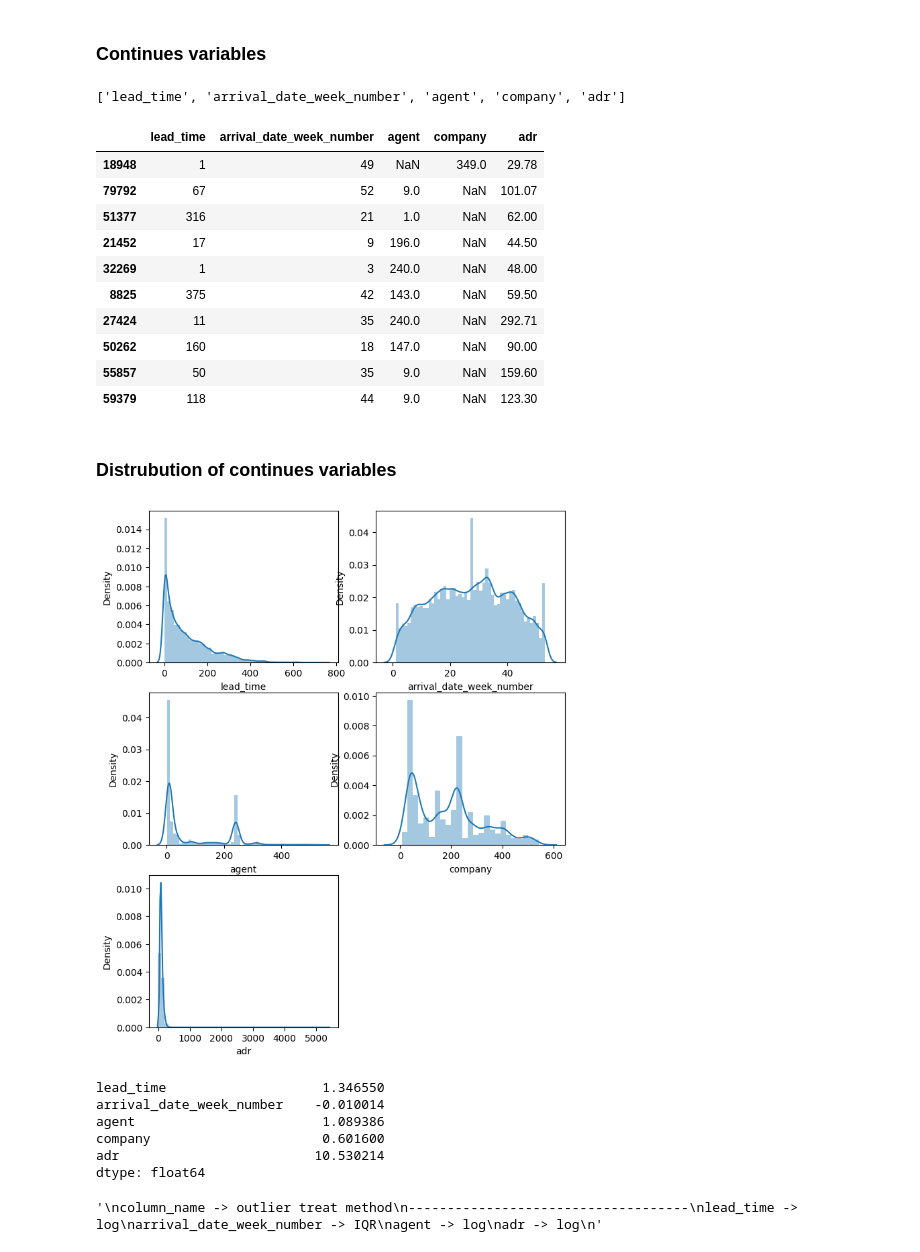
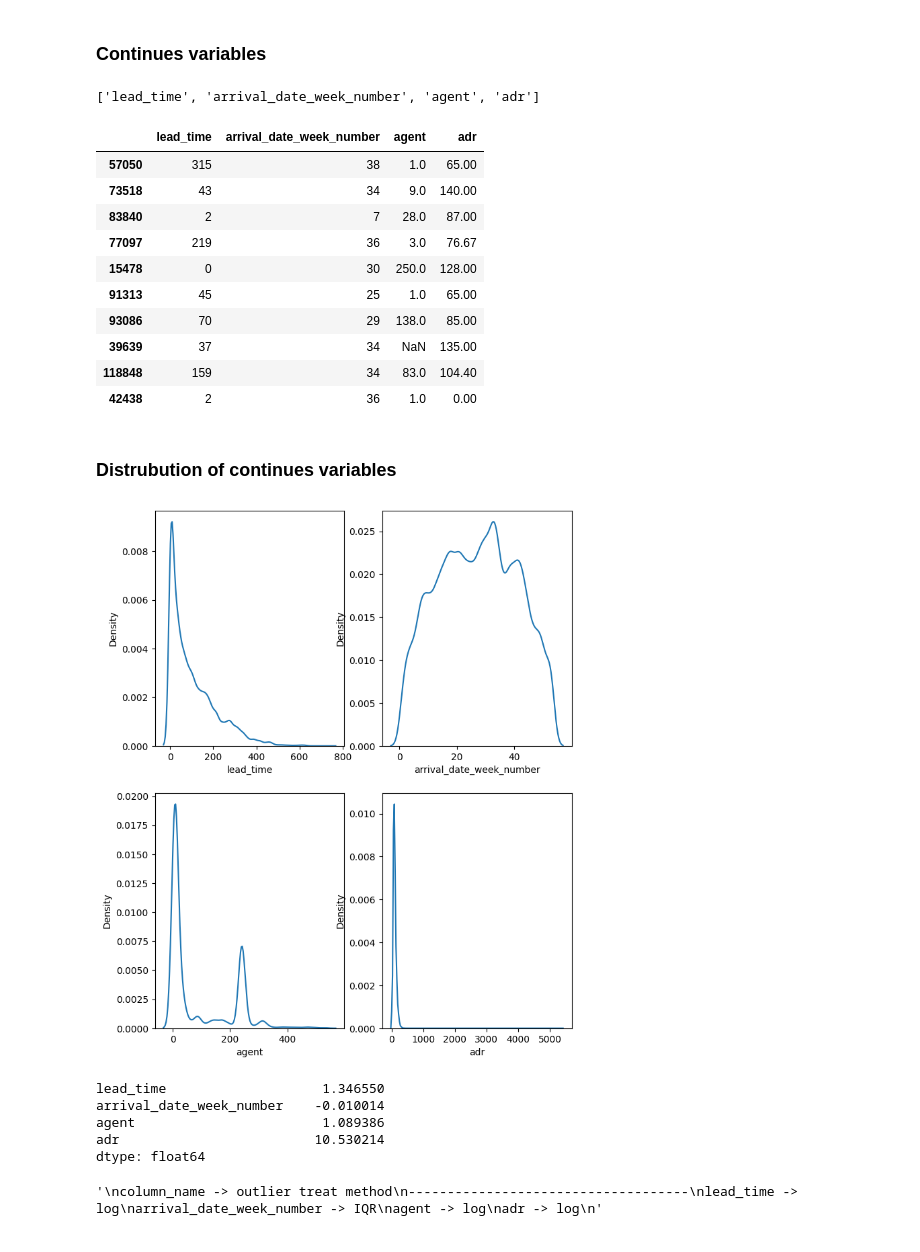
Before and after one commit to adnaen/hotel-cancellation-prediction, a Jupyter notebook: notebooks/01-data_exploration.ipynb, the cells around one changed output. Drawn from its saved outputs; the diff is of its cells as text; code cells hidden in the pictures.

```diff
--- a/notebooks/01-data_exploration.ipynb
+++ b/notebooks/01-data_exploration.ipynb
@@ -89,7 +89,7 @@ Index(['hotel', 'is_canceled', 'lead_time', 'arrival_date_year',
        'phone-number', 'credit_card'],
       dtype='object')
 # %%
-unwanted_columns = ["email", "phone-number", "credit_card", "name"]
+unwanted_columns = ["email", "phone-number", "credit_card", "name", "company"]
 df = df.drop(columns=unwanted_columns)
 # %% [markdown]
 Datatypes
@@ -177,38 +177,37 @@ continues_variables.remove("previous_bookings_not_canceled")
 continues_variables.remove("days_in_waiting_list")
 continues_variables
 # %% [output]
-['lead_time', 'arrival_date_week_number', 'agent', 'company', 'adr']
+['lead_time', 'arrival_date_week_number', 'agent', 'adr']
 # %%
 df[continues_variables].sample(10)
 # %% [output]
-|  | lead_time | arrival_date_week_number | agent | company | adr |
-| 18948 | 1 | 49 | NaN | 349.0 | 29.78 |
-| 79792 | 67 | 52 | 9.0 | NaN | 101.07 |
-| 51377 | 316 | 21 | 1.0 | NaN | 62.00 |
-| 21452 | 17 | 9 | 196.0 | NaN | 44.50 |
-| 32269 | 1 | 3 | 240.0 | NaN | 48.00 |
-| 8825 | 375 | 42 | 143.0 | NaN | 59.50 |
-| 27424 | 11 | 35 | 240.0 | NaN | 292.71 |
-| 50262 | 160 | 18 | 147.0 | NaN | 90.00 |
-| 55857 | 50 | 35 | 9.0 | NaN | 159.60 |
-| 59379 | 118 | 44 | 9.0 | NaN | 123.30 |
+|  | lead_time | arrival_date_week_number | agent | adr |
+| 57050 | 315 | 38 | 1.0 | 65.00 |
+| 73518 | 43 | 34 | 9.0 | 140.00 |
+| 83840 | 2 | 7 | 28.0 | 87.00 |
+| 77097 | 219 | 36 | 3.0 | 76.67 |
+| 15478 | 0 | 30 | 250.0 | 128.00 |
+| 91313 | 45 | 25 | 1.0 | 65.00 |
+| 93086 | 70 | 29 | 138.0 | 85.00 |
+| 39639 | 37 | 34 | NaN | 135.00 |
+| 118848 | 159 | 34 | 83.0 | 104.40 |
+| 42438 | 2 | 36 | 1.0 | 0.00 |
 # %% [markdown]
 ### Distrubution of continues variables
 # %%
 plt.figure(figsize=(8,10))
 
 for index, column in enumerate(continues_variables, start=1):
-    plt.subplot(3, 2, index)
-    sns.distplot(df[column])
+    plt.subplot(2, 2, index)
+    sns.kdeplot(df[column])
 # %% [output]
-[figure, old version]
+[figure, new version]
 # %%
 df[continues_variables].skew()
 # %% [output]
 lead_time                    1.346550
 arrival_date_week_number    -0.010014
 agent                        1.089386
-company                      0.601600
 adr                         10.530214
 dtype: float64
 # %%
```
Also changed, not shown: parts of 15 cells of this notebook, 12 other files.
